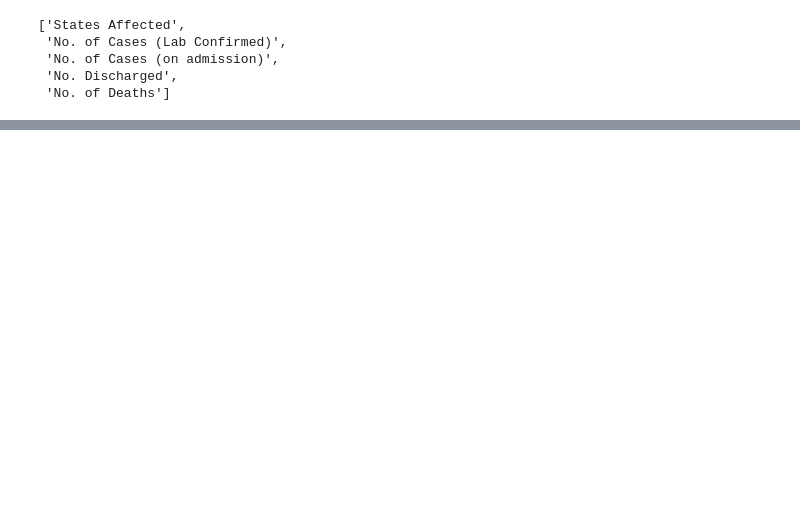
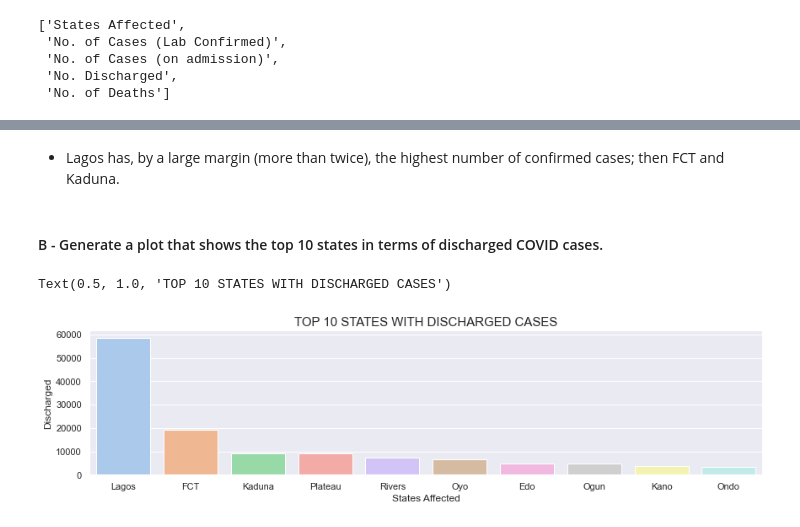
Before and after one commit to Pinerealm/Nigeria-COVID-19-Data-Analysis-Using-Python, a Jupyter notebook: covidproject.ipynb, the cells around one changed output, grey strips where cells are left out. Drawn from its saved outputs; the diff is of its cells as text; code cells hidden in the pictures; blank space fills up the shorter version.

```diff
--- a/covidproject.ipynb
+++ b/covidproject.ipynb
@@ -750,0 +330,11 @@ gdp_g.axhline(15890000.00) # value of Q2 2020
+# %% [markdown]
+* Lagos has, by a large margin (more than twice), the highest number of confirmed cases; then FCT and Kaduna.
+# %% [markdown]
+#### B - Generate a plot that shows the top 10 states in terms of discharged COVID cases.
+# %%
+sns.catplot(x="States Affected", y="Discharged", kind='bar', aspect=4, height=3, palette='pastel',
+                  data=covid_data_states.nlargest(10, 'Discharged'))
+plt.title('TOP 10 STATES WITH DISCHARGED CASES', fontsize=15)
+# %% [output]
+Text(0.5, 1.0, 'TOP 10 STATES WITH DISCHARGED CASES')
+[figure, added]
```
Also changed, not shown: parts of 151 cells of this notebook, 5 other files.
